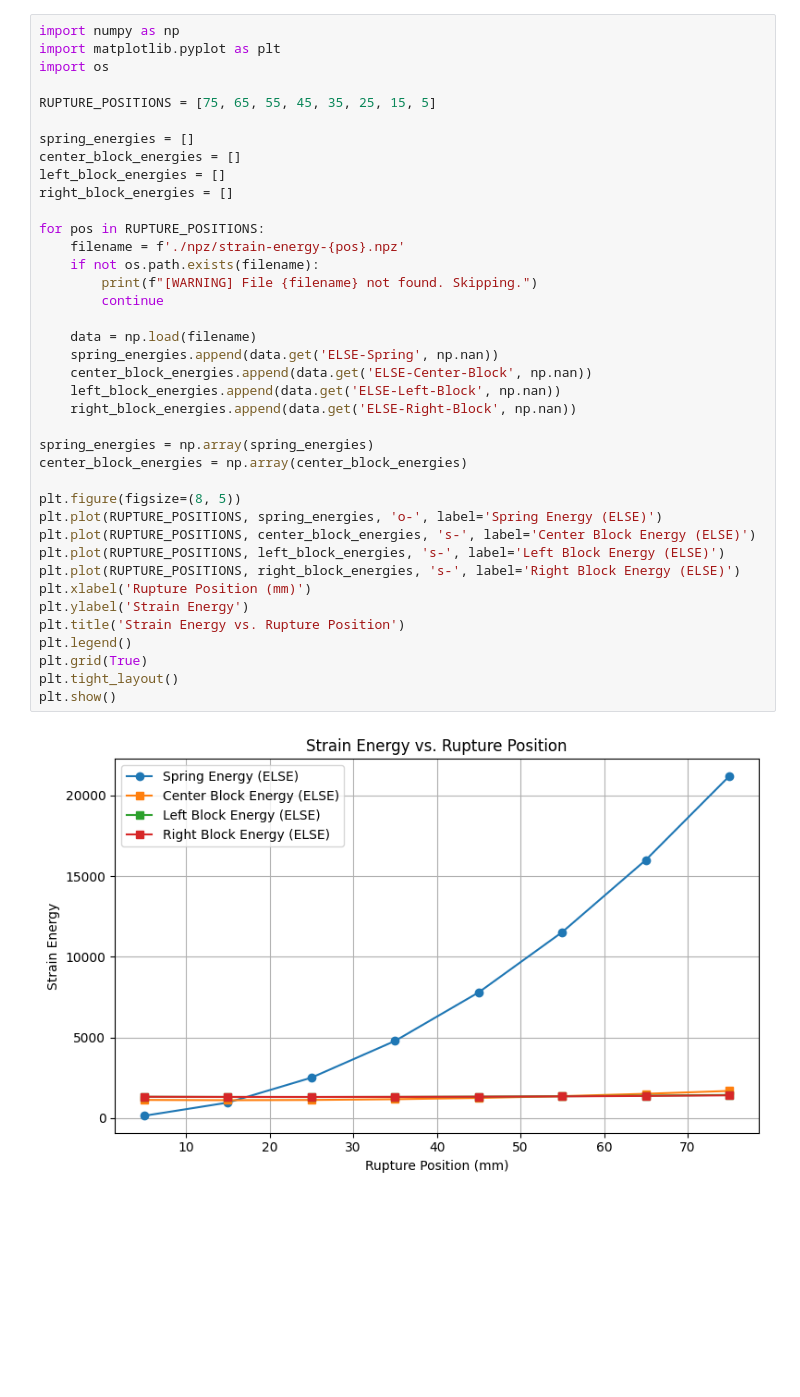
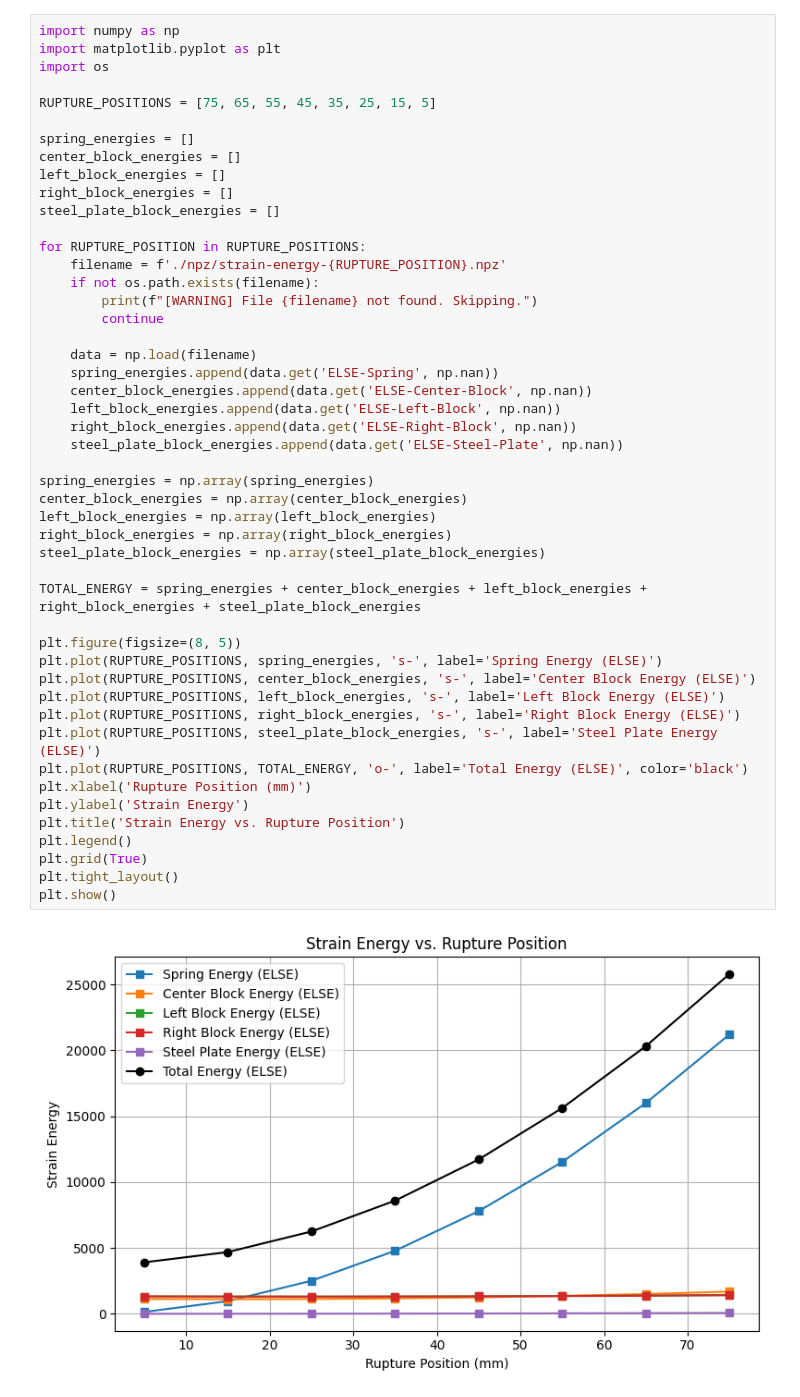
Before and after one commit to Gauss963/PSU-Abaqus, a Jupyter notebook: read-npz.ipynb, the cells around one changed output. Saved outputs shown, nothing was run; the diff lists cells and outputs as text; blank space fills up the shorter version.

```diff
--- a/read-npz.ipynb
+++ b/read-npz.ipynb
@@ -8,34 +8,43 @@ RUPTURE_POSITIONS = [75, 65, 55, 45, 35, 25, 15, 5]
 spring_energies = []
 center_block_energies = []
 left_block_energies = []
 right_block_energies = []
+steel_plate_block_energies = []
 
-for pos in RUPTURE_POSITIONS:
-    filename = f'./npz/strain-energy-{pos}.npz'
+for RUPTURE_POSITION in RUPTURE_POSITIONS:
+    filename = f'./npz/strain-energy-{RUPTURE_POSITION}.npz'
     if not os.path.exists(filename):
         print(f"[WARNING] File {filename} not found. Skipping.")
         continue
 
     data = np.load(filename)
     spring_energies.append(data.get('ELSE-Spring', np.nan))
     center_block_energies.append(data.get('ELSE-Center-Block', np.nan))
     left_block_energies.append(data.get('ELSE-Left-Block', np.nan))
     right_block_energies.append(data.get('ELSE-Right-Block', np.nan))
+    steel_plate_block_energies.append(data.get('ELSE-Steel-Plate', np.nan))
 
 spring_energies = np.array(spring_energies)
 center_block_energies = np.array(center_block_energies)
+left_block_energies = np.array(left_block_energies)
+right_block_energies = np.array(right_block_energies)
+steel_plate_block_energies = np.array(steel_plate_block_energies)
+
+TOTAL_ENERGY = spring_energies + center_block_energies + left_block_energies + right_block_energies + steel_plate_block_energies
 
 plt.figure(figsize=(8, 5))
-plt.plot(RUPTURE_POSITIONS, spring_energies, 'o-', label='Spring Energy (ELSE)')
+plt.plot(RUPTURE_POSITIONS, spring_energies, 's-', label='Spring Energy (ELSE)')
 plt.plot(RUPTURE_POSITIONS, center_block_energies, 's-', label='Center Block Energy (ELSE)')
 plt.plot(RUPTURE_POSITIONS, left_block_energies, 's-', label='Left Block Energy (ELSE)')
 plt.plot(RUPTURE_POSITIONS, right_block_energies, 's-', label='Right Block Energy (ELSE)')
+plt.plot(RUPTURE_POSITIONS, steel_plate_block_energies, 's-', label='Steel Plate Energy (ELSE)')
+plt.plot(RUPTURE_POSITIONS, TOTAL_ENERGY, 'o-', label='Total Energy (ELSE)', color='black')
 plt.xlabel('Rupture Position (mm)')
 plt.ylabel('Strain Energy')
 plt.title('Strain Energy vs. Rupture Position')
 plt.legend()
 plt.grid(True)
 plt.tight_layout()
 plt.show()
 # %% [output]
-[figure, old version]
+[figure, new version]
```
Also changed, not shown: 3 other files.
